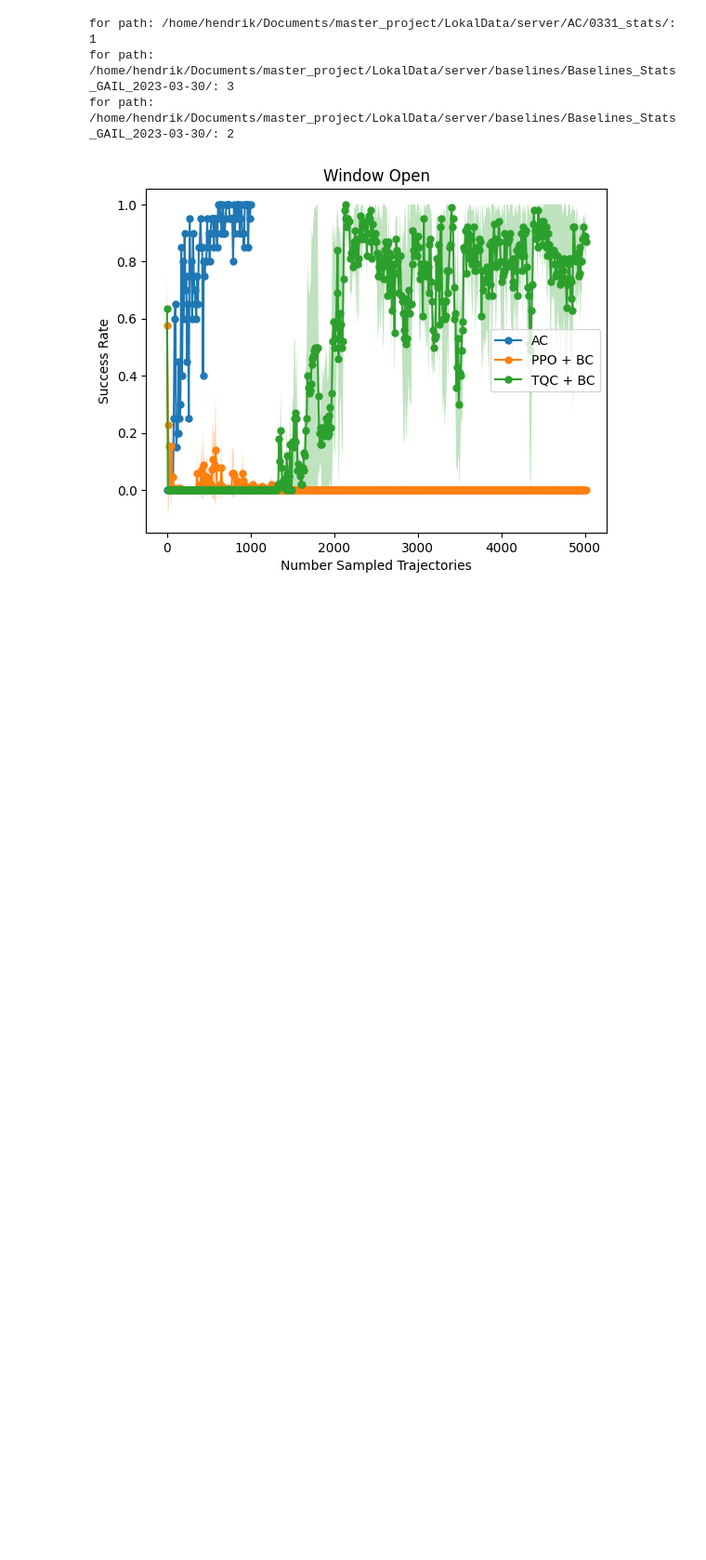
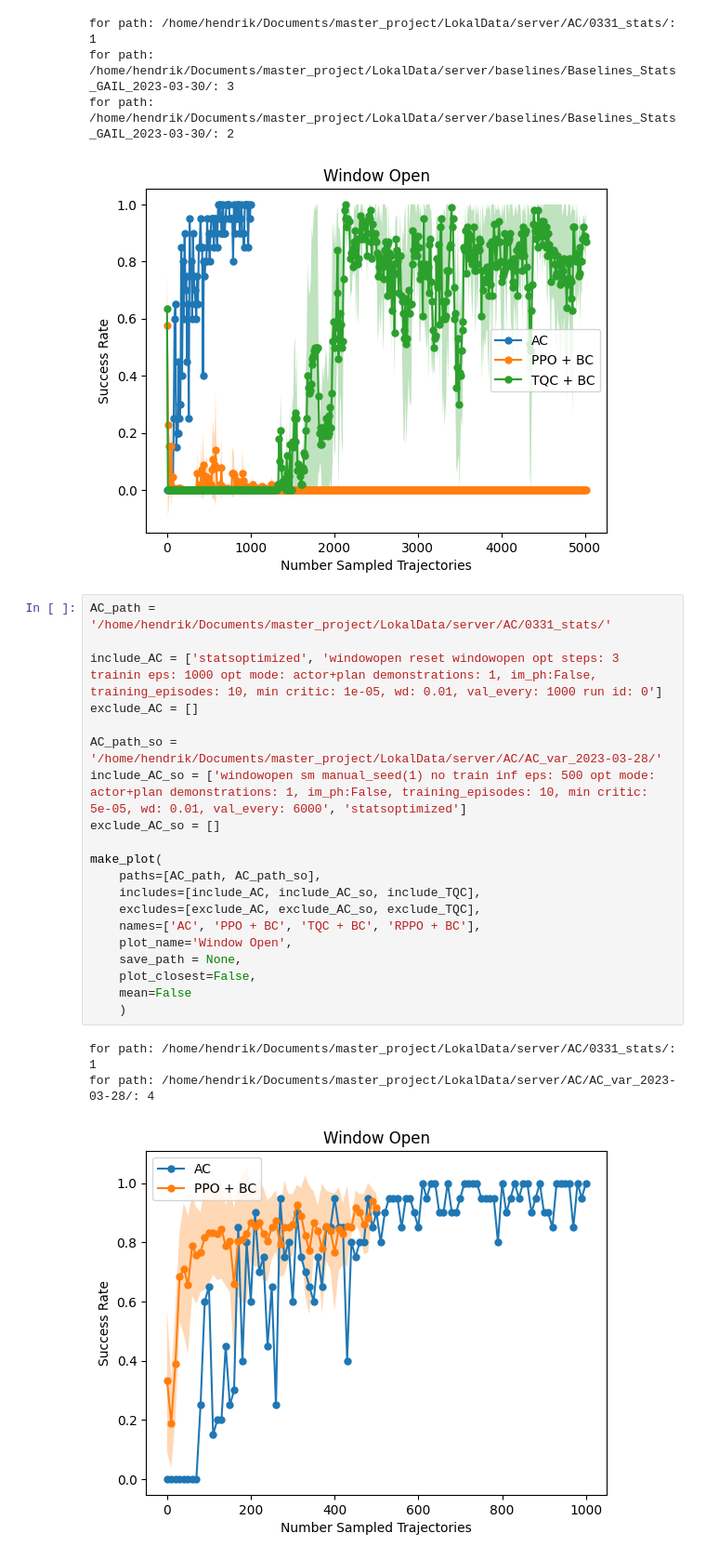
Before and after one commit to ReliableTree/ActiveCritic, a Jupyter notebook: src/active_critic/analyze_stats/dense_1/windowopen.ipynb, the cells around one changed output. Shown at 93% size. Drawn from its saved outputs; the diff is of its cells as text; blank space fills up the shorter version.

```diff
--- a/src/active_critic/analyze_stats/dense_1/windowopen.ipynb
+++ b/src/active_critic/analyze_stats/dense_1/windowopen.ipynb
@@ -32,3 +32,27 @@ for path: /home/hendrik/Documents/master_project/LokalData/server/AC/0331_stats/
 for path: /home/hendrik/Documents/master_project/LokalData/server/baselines/Baselines_Stats_GAIL_2023-03-30/: 3
 for path: /home/hendrik/Documents/master_project/LokalData/server/baselines/Baselines_Stats_GAIL_2023-03-30/: 2
 [figure]
+# %%
+AC_path = '/home/hendrik/Documents/master_project/LokalData/server/AC/0331_stats/'
+
+include_AC = ['statsoptimized', 'windowopen reset windowopen opt steps: 3 trainin eps: 1000 opt mode: actor+plan demonstrations: 1, im_ph:False, training_episodes: 10, min critic: 1e-05, wd: 0.01, val_every: 1000 run id: 0']
+exclude_AC = []
+
+AC_path_so = '/home/hendrik/Documents/master_project/LokalData/server/AC/AC_var_2023-03-28/'
+include_AC_so = ['windowopen sm manual_seed(1) no train inf eps: 500 opt mode: actor+plan demonstrations: 1, im_ph:False, training_episodes: 10, min critic: 5e-05, wd: 0.01, val_every: 6000', 'statsoptimized']
+exclude_AC_so = []
+
+make_plot(
+    paths=[AC_path, AC_path_so],
+    includes=[include_AC, include_AC_so, include_TQC],
+    excludes=[exclude_AC, exclude_AC_so, exclude_TQC],
+    names=['AC', 'PPO + BC', 'TQC + BC', 'RPPO + BC'],
+    plot_name='Window Open',
+    save_path = None,
+    plot_closest=False,
+    mean=False
+    )
+# %% [output]
+for path: /home/hendrik/Documents/master_project/LokalData/server/AC/0331_stats/: 1
+for path: /home/hendrik/Documents/master_project/LokalData/server/AC/AC_var_2023-03-28/: 4
+[figure, added]
```
Also changed, not shown: 1 other file.
